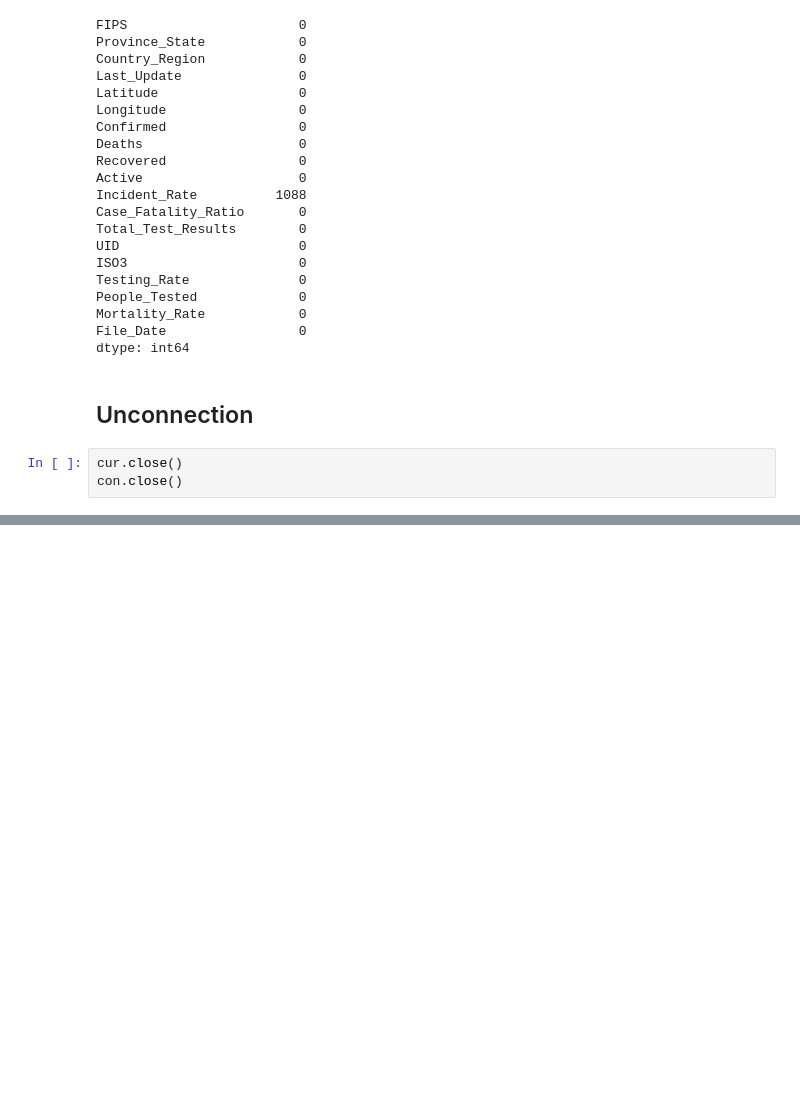
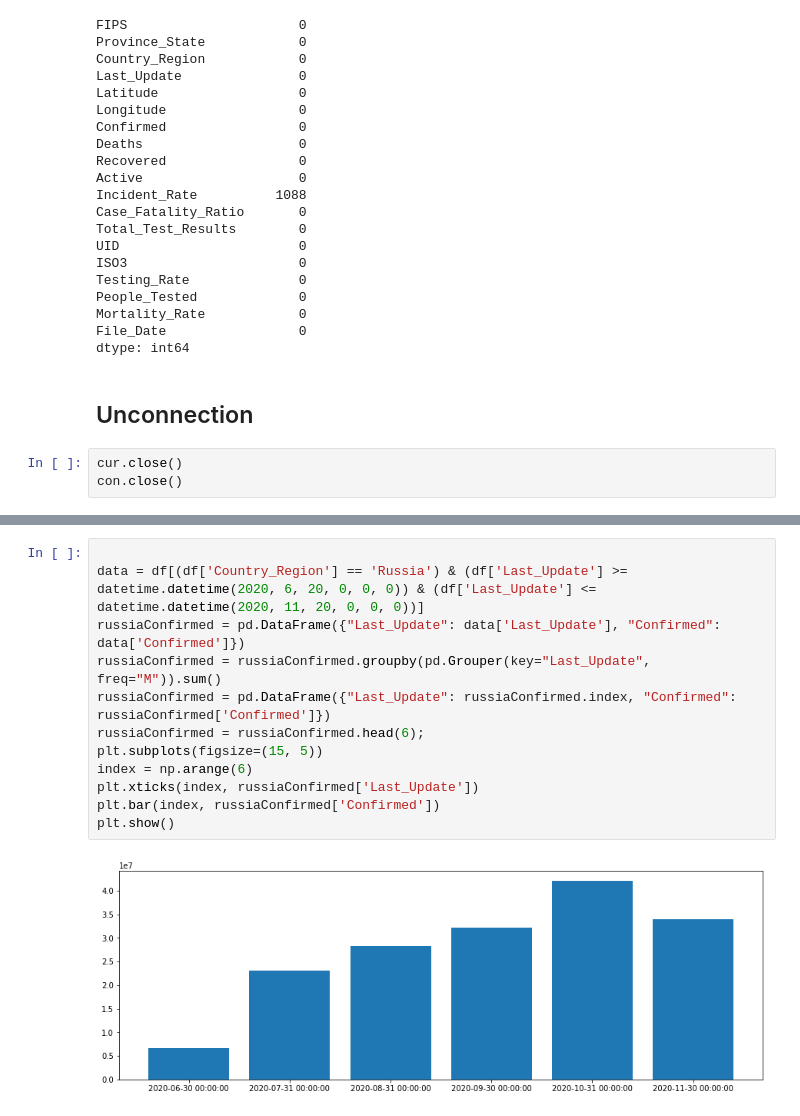
Before and after one commit to Evgen-L/DA, a Jupyter notebook: Data_Analysis.ipynb, the cells around one changed output, grey strips where cells are left out. Saved outputs shown, nothing was run; the diff lists cells and outputs as text; blank space fills up the shorter version.

```diff
--- a/Data_Analysis.ipynb
+++ b/Data_Analysis.ipynb
@@ -597,0 +641,14 @@ con.close()
+# %%
+
+data = df[(df['Country_Region'] == 'Russia') & (df['Last_Update'] >= datetime.datetime(2020, 6, 20, 0, 0, 0)) & (df['Last_Update'] <= datetime.datetime(2020, 11, 20, 0, 0, 0))]
+russiaConfirmed = pd.DataFrame({"Last_Update": data['Last_Update'], "Confirmed": data['Confirmed']})
+russiaConfirmed = russiaConfirmed.groupby(pd.Grouper(key="Last_Update", freq="M")).sum()
+russiaConfirmed = pd.DataFrame({"Last_Update": russiaConfirmed.index, "Confirmed": russiaConfirmed['Confirmed']})
+russiaConfirmed = russiaConfirmed.head(6);
+plt.subplots(figsize=(15, 5))
+index = np.arange(6)
+plt.xticks(index, russiaConfirmed['Last_Update'])
+plt.bar(index, russiaConfirmed['Confirmed'])
+plt.show()
+# %% [output]
+[figure, added]
```
Also changed, not shown: parts of 18 cells of this notebook.
